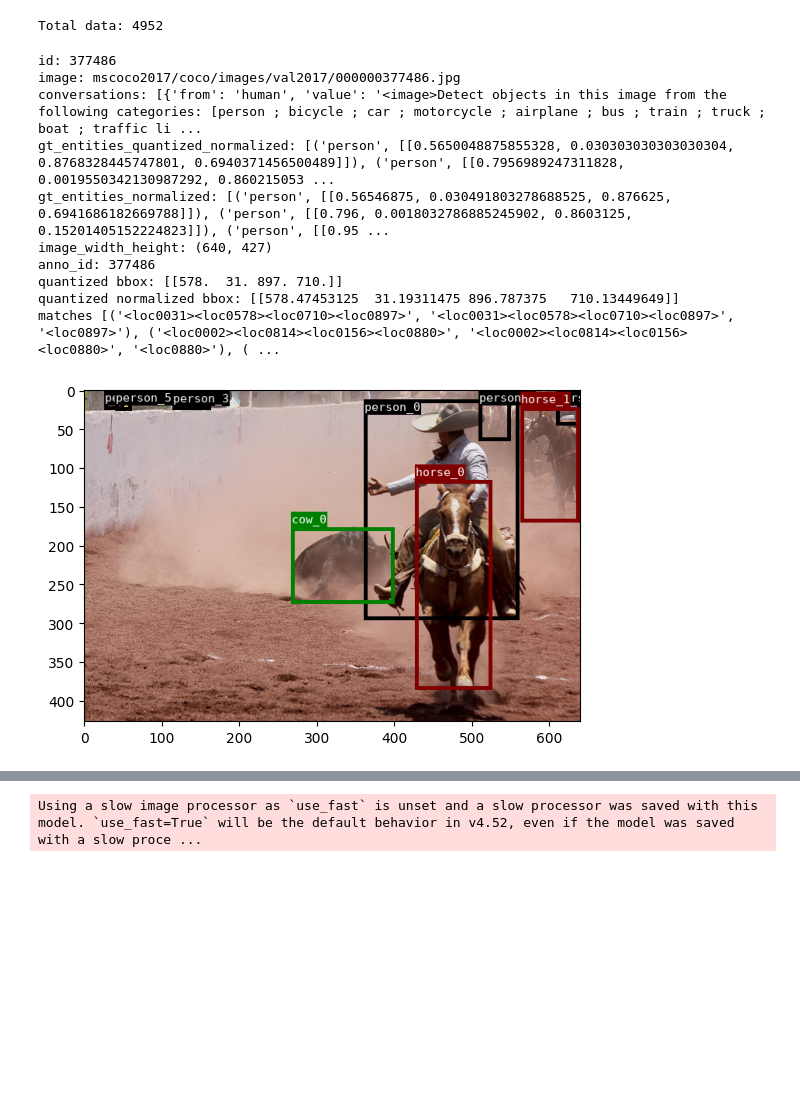
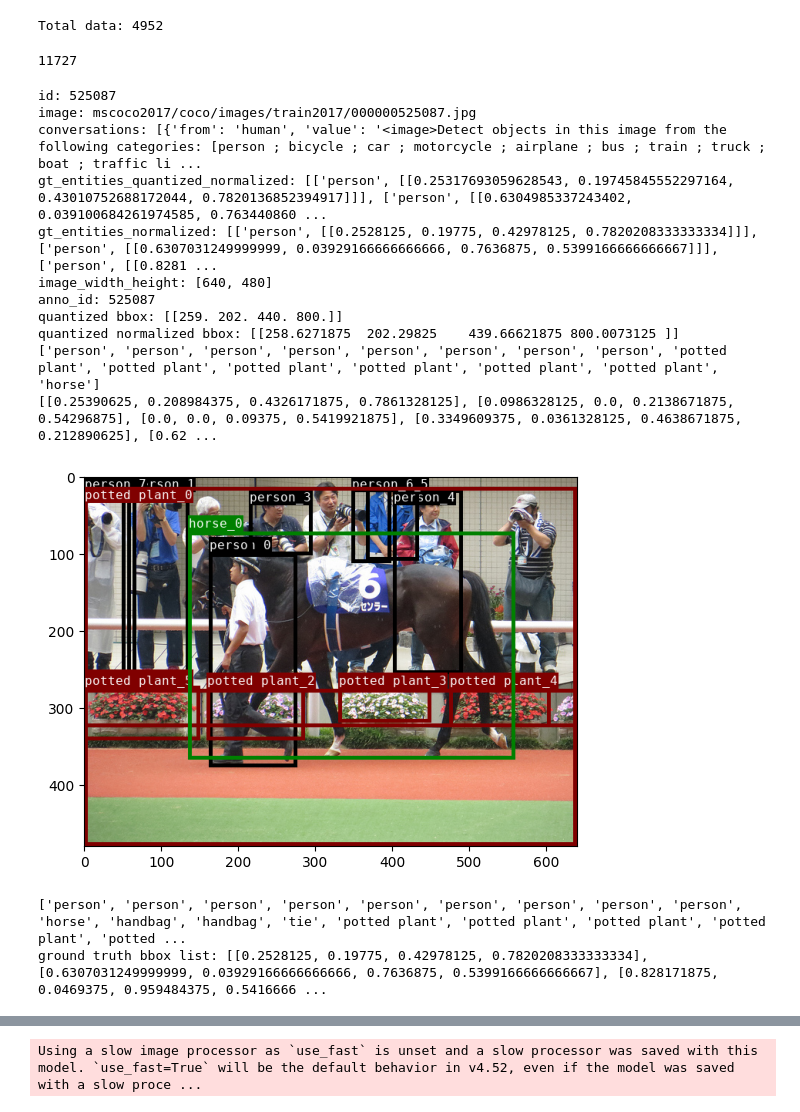
Before and after one commit to hyokonbanwa/iam2-omote, a Jupyter notebook: dataset/coco-detection/coco_detection_actual_detection_for_paligemma.ipynb, the cells around one changed output, grey strips where cells are left out. Cells and saved outputs as stored; diff of their text form; code cells hidden in the pictures; blank space fills up the shorter version.

Commit message:
add mscoco

```diff
--- a/dataset/coco-detection/coco_detection_actual_detection_for_paligemma.ipynb
+++ b/dataset/coco-detection/coco_detection_actual_detection_for_paligemma.ipynb
@@ -614,9 +614,12 @@ index created!
 4952
 Total data: 4952
 # %%
-# # save_json_data = load_json(save_json_path)
-# save_json_data = load_json("/data_ssd/mscoco-detection/paligemma_actual_detection/train_mscoco2017_actual_detection_for_paligemma_sort_size_cat_label.json")
-# print(len(save_json_data))
-# image_folder_root = f"/data_ssd"
+# save_json_data = load_json(save_json_path)
+save_json_data = load_json("/data_ssd/mscoco-detection/paligemma_actual_detection/train_mscoco2017_actual_detection_for_paligemma_sort_size_cat_size.json")
+save_json_data = load_json("/home/omote/omote-data-ssd/iam-llms-finetune/experiment_output/paligemma_mscoco2017-actual-detection_448px/448px_label_aligned_train-vision-proj-llm_ce_excepted_dfl_2025-11-07T12_09_07/checkpoint-412/eval_output/val_mscoco2017_actual_detection_for_paligemma_sort_size_cat_label/temperature=1.0-top_p=1.0-top_k=50-num_beams=1-do_sample=False-/2025-11-08T00_30_06/eval_output.json")
+print(len(save_json_data))
+image_folder_root = f"/data_ssd"
+# %% [output]
+11727
 # %%
 import re
@@ -632,7 +670,7 @@ def parse_bbox(detokenizer_output: str):
 # %%
 index = -22
 index = 4
-index = -1851
+index = -40
 data = save_json_data[index]
 for key, value in data.items():
     print(f"{key}: {value}")
@@ -640,9 +678,19 @@ print(f"quantized bbox: {np.array(data['gt_entities_quantized_normalized'][0][-1
 print(f"quantized normalized bbox: {np.array(data['gt_entities_normalized'][0][-1])*1023}")
 image_path = os.path.join(image_folder_root, data["image"])
 sentence = data["conversations"][0]["value"] + data["conversations"][1]["value"]
-bbox_list = parse_bbox(sentence)
+bbox_list,label_list = parse_bbox_and_labels(sentence)
+print(label_list)
+print(bbox_list)
+visualize_bbox(image_path, bbox_list, label_list, bbox_is_relative=True, with_id=True)
+ground_truth_bbox_list = []
+for entity in data["gt_entities_normalized"]:
+    bbox_list = entity[1]
+    for bbox in bbox_list:
+        ground_truth_bbox_list.append(bbox)
 label_list = [d[0] for d in data["gt_entities_normalized"]]
-visualize_bbox(image_path, bbox_list, label_list, bbox_is_relative=True, with_id=True)
+print(label_list)
+print("ground truth bbox list:", ground_truth_bbox_list)
+visualize_bbox(image_path, ground_truth_bbox_list, label_list, bbox_is_relative=True, with_id=True)
 # %% [output]
-id: 377486
-image: mscoco2017/coco/images/val2017/000000377486.jpg
+id: 525087
+image: mscoco2017/coco/images/train2017/000000525087.jpg
@@ -650,8 +698,11 @@
-gt_entities_quantized_normalized: [('person', [[0.5650048875855328, 0.030303030303030304, 0.8768328445747801, 0.6940371456500489]]), ('person', [[0.7956989247311828, 0.0019550342130987292, 0.860215053 ...
-gt_entities_normalized: [('person', [[0.56546875, 0.030491803278688525, 0.876625, 0.6941686182669788]]), ('person', [[0.796, 0.0018032786885245902, 0.8603125, 0.15201405152224823]]), ('person', [[0.95 ...
-image_width_height: (640, 427)
-anno_id: 377486
-quantized bbox: [[578.  31. 897. 710.]]
-quantized normalized bbox: [[578.47453125  31.19311475 896.787375   710.13449649]]
-matches [('<loc0031><loc0578><loc0710><loc0897>', '<loc0031><loc0578><loc0710><loc0897>', '<loc0897>'), ('<loc0002><loc0814><loc0156><loc0880>', '<loc0002><loc0814><loc0156><loc0880>', '<loc0880>'), ( ...
+gt_entities_quantized_normalized: [['person', [[0.25317693059628543, 0.19745845552297164, 0.43010752688172044, 0.7820136852394917]]], ['person', [[0.6304985337243402, 0.039100684261974585, 0.763440860 ...
+gt_entities_normalized: [['person', [[0.2528125, 0.19775, 0.42978125, 0.7820208333333334]]], ['person', [[0.6307031249999999, 0.03929166666666666, 0.7636875, 0.5399166666666667]]], ['person', [[0.8281 ...
+image_width_height: [640, 480]
+anno_id: 525087
+quantized bbox: [[259. 202. 440. 800.]]
+quantized normalized bbox: [[258.6271875  202.29825    439.66621875 800.0073125 ]]
+['person', 'person', 'person', 'person', 'person', 'person', 'person', 'person', 'potted plant', 'potted plant', 'potted plant', 'potted plant', 'potted plant', 'potted plant', 'horse']
+[[0.25390625, 0.208984375, 0.4326171875, 0.7861328125], [0.0986328125, 0.0, 0.2138671875, 0.54296875], [0.0, 0.0, 0.09375, 0.5419921875], [0.3349609375, 0.0361328125, 0.4638671875, 0.212890625], [0.62 ...
-[figure, old version]
+[figure, new version]
+['person', 'person', 'person', 'person', 'person', 'person', 'person', 'person', 'person', 'horse', 'handbag', 'handbag', 'tie', 'potted plant', 'potted plant', 'potted plant', 'potted plant', 'potted ...
+ground truth bbox list: [[0.2528125, 0.19775, 0.42978125, 0.7820208333333334], [0.6307031249999999, 0.03929166666666666, 0.7636875, 0.5399166666666667], [0.828171875, 0.0469375, 0.959484375, 0.5416666 ...
```
Also changed, not shown: parts of 2 cells of this notebook, 10 other files.
